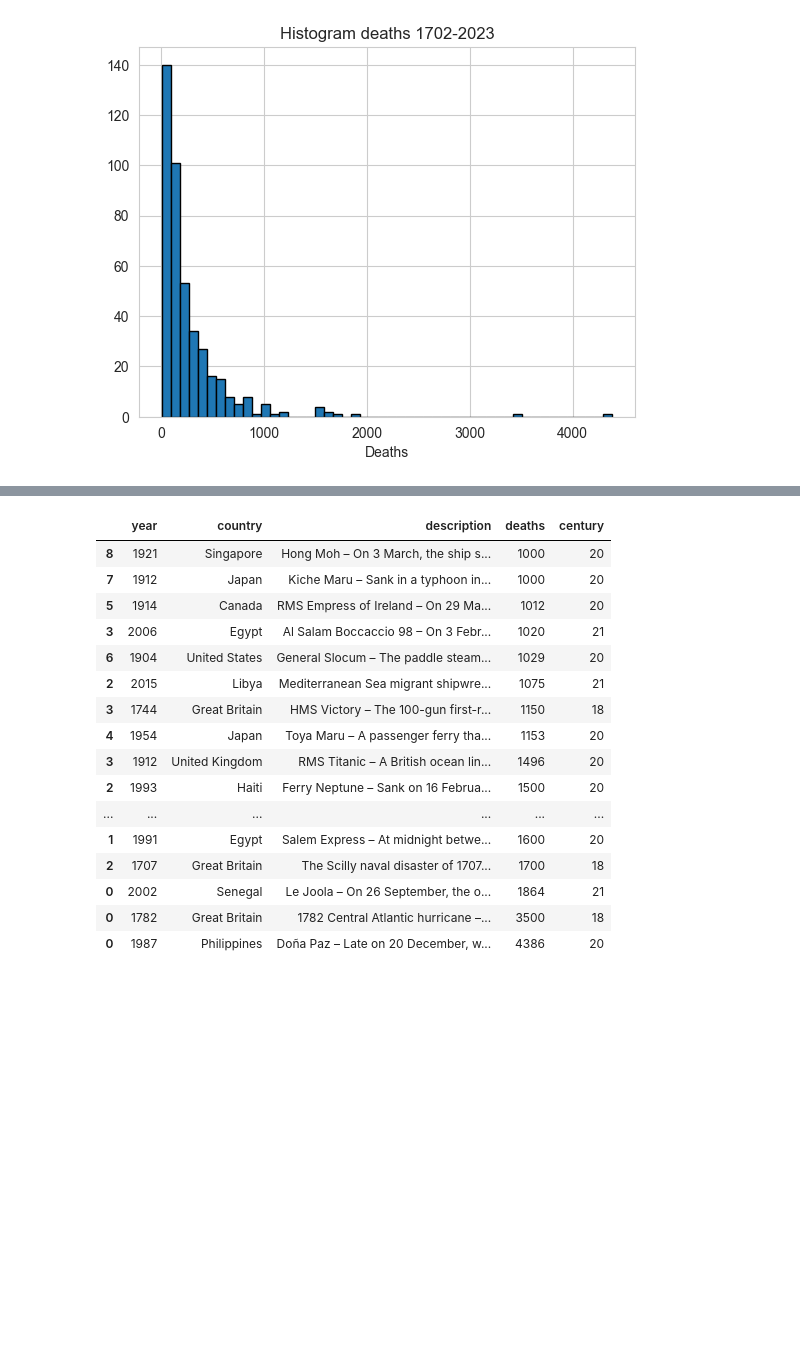
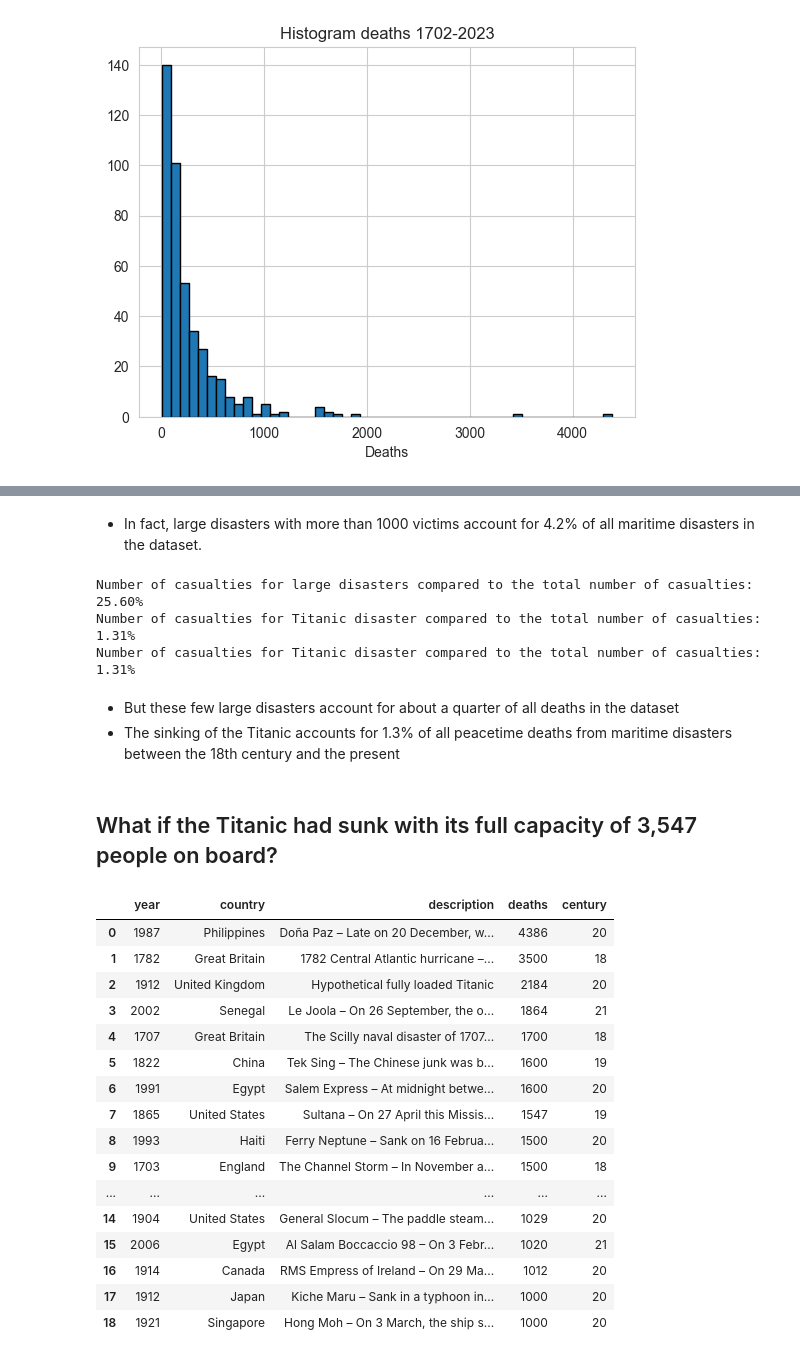
Before and after one commit to ManuelGehl/Titanic-Data-Analysis, a Jupyter notebook: titanic_maritime_disasters.ipynb, the cells around one changed output, grey strips where cells are left out. Cells and saved outputs as stored; diff of their text form; code cells hidden in the pictures; blank space fills up the shorter version.

```diff
--- a/titanic_maritime_disasters.ipynb
+++ b/titanic_maritime_disasters.ipynb
@@ -234,21 +273,44 @@ plt.show()
+# %% [markdown]
+* In fact, large disasters with more than 1000 victims account for 4.2% of all maritime disasters in the dataset.
+# %%
+# Calculate number of casualties for large disasters compared to the total number of casualties
+large_death = large_disasters["deaths"].sum()
+overall_death = df_complete["deaths"].sum()
+print(f"Number of casualties for large disasters compared to the total number of casualties: {100 * large_death / overall_death:.2f}%")
+print(f"Number of casualties for Titanic disaster compared to the total number of casualties: {100 * 1496 / overall_death:.2f}%")
+print(f"Number of casualties for Titanic disaster compared to the total number of casualties: {100 * 1496 / overall_death:.2f}%")
+# %% [output]
+Number of casualties for large disasters compared to the total number of casualties: 25.60%
+Number of casualties for Titanic disaster compared to the total number of casualties: 1.31%
+Number of casualties for Titanic disaster compared to the total number of casualties: 1.31%
+# %% [markdown]
+* But these few large disasters account for about a quarter of all deaths in the dataset
+* The sinking of the Titanic accounts for 1.3% of all peacetime deaths from maritime disasters between the 18th century and the present
+# %% [markdown]
+## What if the Titanic had sunk with its full capacity of 3,547 people on board?
+# %%
+# Calculate fatalities as total passengers * 61.6% fatality rate and add entry to dataframe
+titanic_full_deaths = int(3547 * 0.616)
+titanic_hypothetical = pd.DataFrame([[1912, "United Kingdom", "Hypothetical fully loaded Titanic", titanic_full_deaths, 20]], columns=df_complete.columns)
+df_complete = pd.concat([df_complete, titanic_hypothetical])
 # %%
-# Query for events with at least 1000 deaths
-df_complete.query("deaths >= 1000").sort_values("deaths")
+# Query for entries with at least 1000 deaths and sort for deaths
+df_complete.query("deaths >= 1000").sort_values("deaths", ascending=False).reset_index(drop=True)
 # %% [output]
 |  | year | country | description | deaths | century |
-| 8 | 1921 | Singapore | Hong Moh – On 3 March, the ship s... | 1000 | 20 |
-| 7 | 1912 | Japan | Kiche Maru – Sank in a typhoon in... | 1000 | 20 |
-| 5 | 1914 | Canada | RMS Empress of Ireland – On 29 Ma... | 1012 | 20 |
-| 3 | 2006 | Egypt | Al Salam Boccaccio 98 – On 3 Febr... | 1020 | 21 |
-| 6 | 1904 | United States | General Slocum – The paddle steam... | 1029 | 20 |
-| 2 | 2015 | Libya | Mediterranean Sea migrant shipwre... | 1075 | 21 |
-| 3 | 1744 | Great Britain | HMS Victory – The 100-gun first-r... | 1150 | 18 |
-| 4 | 1954 | Japan | Toya Maru – A passenger ferry tha... | 1153 | 20 |
-| 3 | 1912 | United Kingdom | RMS Titanic – A British ocean lin... | 1496 | 20 |
-| 2 | 1993 | Haiti | Ferry Neptune – Sank on 16 Februa... | 1500 | 20 |
+| 0 | 1987 | Philippines | Doña Paz – Late on 20 December, w... | 4386 | 20 |
+| 1 | 1782 | Great Britain | 1782 Central Atlantic hurricane –... | 3500 | 18 |
+| 2 | 1912 | United Kingdom | Hypothetical fully loaded Titanic | 2184 | 20 |
+| 3 | 2002 | Senegal | Le Joola – On 26 September, the o... | 1864 | 21 |
+| 4 | 1707 | Great Britain | The Scilly naval disaster of 1707... | 1700 | 18 |
+| 5 | 1822 | China | Tek Sing – The Chinese junk was b... | 1600 | 19 |
+| 6 | 1991 | Egypt | Salem Express – At midnight betwe... | 1600 | 20 |
+| 7 | 1865 | United States | Sultana – On 27 April this Missis... | 1547 | 19 |
+| 8 | 1993 | Haiti | Ferry Neptune – Sank on 16 Februa... | 1500 | 20 |
+| 9 | 1703 | England | The Channel Storm – In November a... | 1500 | 18 |
 | ... | ... | ... | ... | ... | ... |
-| 1 | 1991 | Egypt | Salem Express – At midnight betwe... | 1600 | 20 |
-| 2 | 1707 | Great Britain | The Scilly naval disaster of 1707... | 1700 | 18 |
-| 0 | 2002 | Senegal | Le Joola – On 26 September, the o... | 1864 | 21 |
-| 0 | 1782 | Great Britain | 1782 Central Atlantic hurricane –... | 3500 | 18 |
-| 0 | 1987 | Philippines | Doña Paz – Late on 20 December, w... | 4386 | 20 |
+| 14 | 1904 | United States | General Slocum – The paddle steam... | 1029 | 20 |
+| 15 | 2006 | Egypt | Al Salam Boccaccio 98 – On 3 Febr... | 1020 | 21 |
+| 16 | 1914 | Canada | RMS Empress of Ireland – On 29 Ma... | 1012 | 20 |
+| 17 | 1912 | Japan | Kiche Maru – Sank in a typhoon in... | 1000 | 20 |
+| 18 | 1921 | Singapore | Hong Moh – On 3 March, the ship s... | 1000 | 20 |
```
Also changed, not shown: parts of 9 cells of this notebook, 1 other file.
